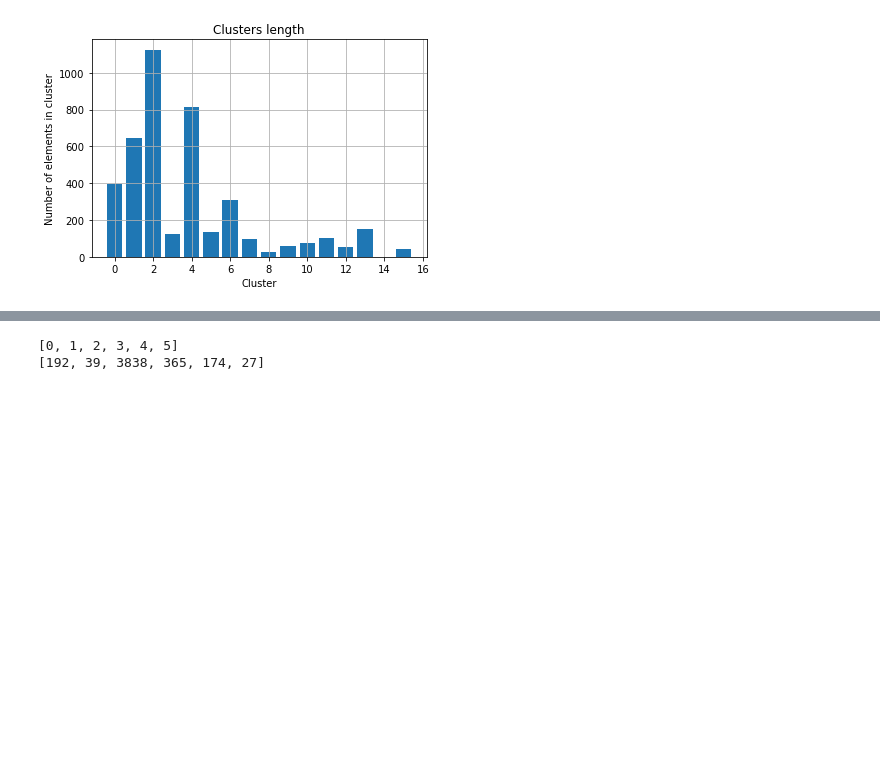
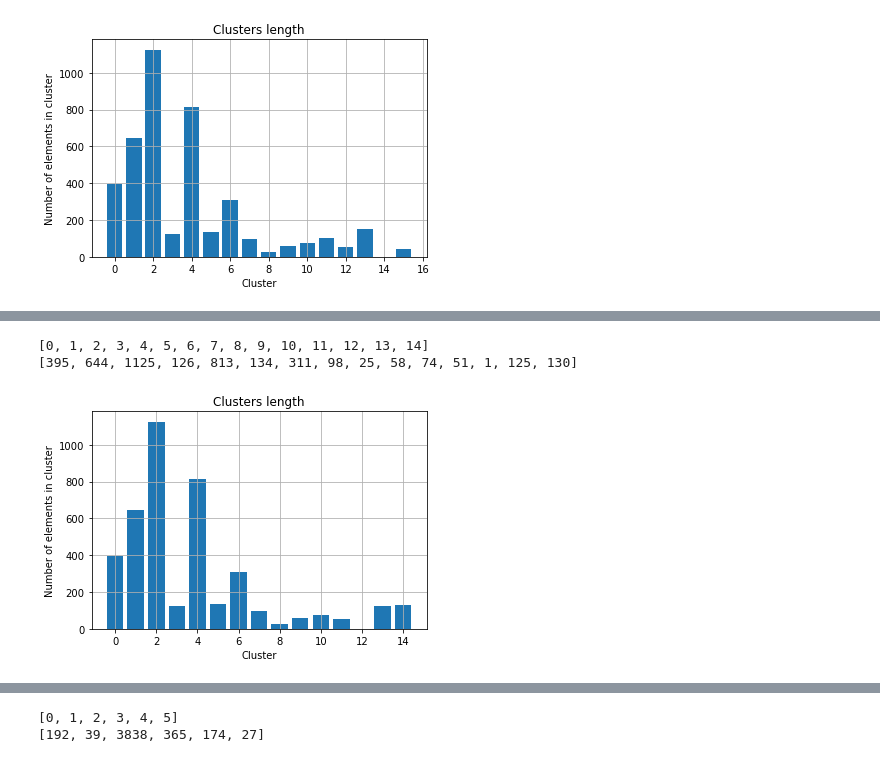
Before and after one commit to batataazul/projects_MachineLearning, a Jupyter notebook: project1_ra216179/Notebooks/dbscan_ra216179.ipynb, the cells around one changed output, grey strips where cells are left out. Saved outputs shown, nothing was run; the diff lists cells and outputs as text; code cells hidden in the pictures; blank space fills up the shorter version.

```diff
--- a/project1_ra216179/Notebooks/dbscan_ra216179.ipynb
+++ b/project1_ra216179/Notebooks/dbscan_ra216179.ipynb
@@ -352,3 +376,7 @@ printCount(results1[0],"../images/dbscanCount2_10_002.jpg")
 # %%
-printCount(results1[0],"../images/dbscanCount2_10_002.jpg")
+printCount(results1[6],"../images/dbscanCount2_70_002.jpg")
+# %% [output]
+[0, 1, 2, 3, 4, 5, 6, 7, 8, 9, 10, 11, 12, 13, 14]
+[395, 644, 1125, 126, 813, 134, 311, 98, 25, 58, 74, 51, 1, 125, 130]
+[figure, added]
 # %%
```
Also changed, not shown: parts of 19 cells of this notebook, 18 other files.
